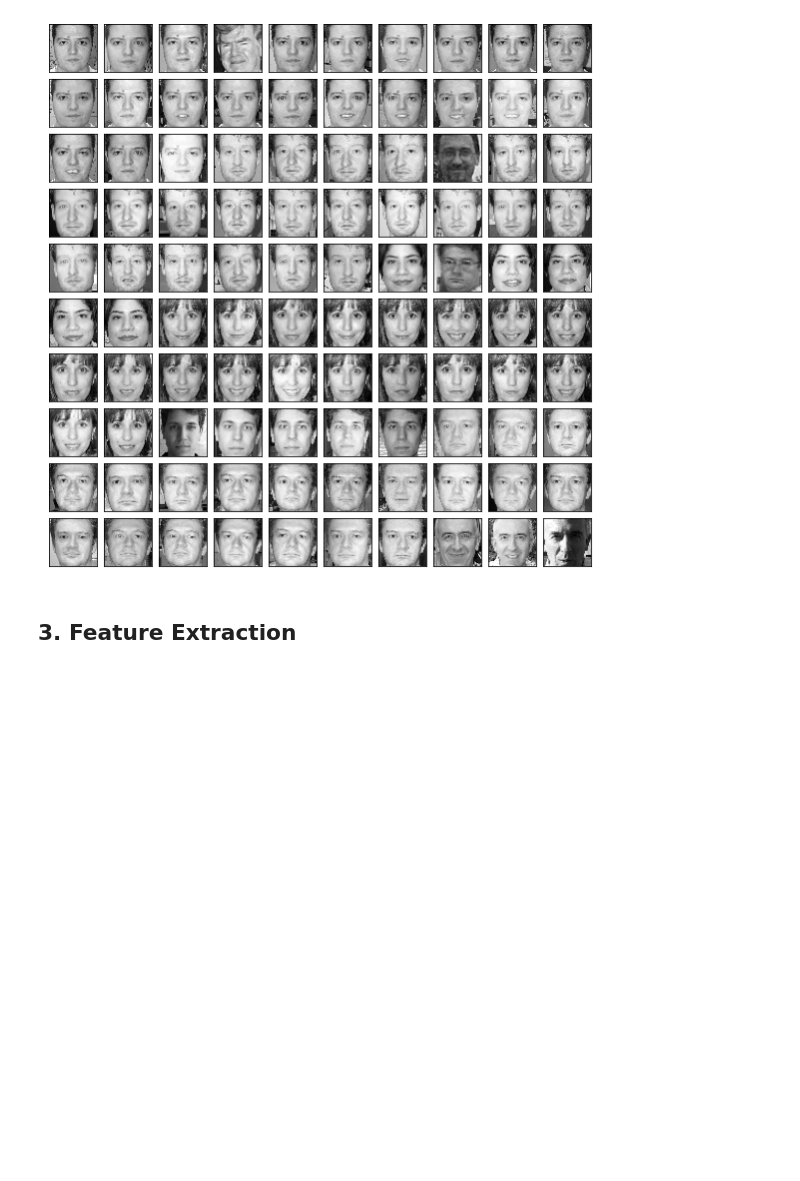
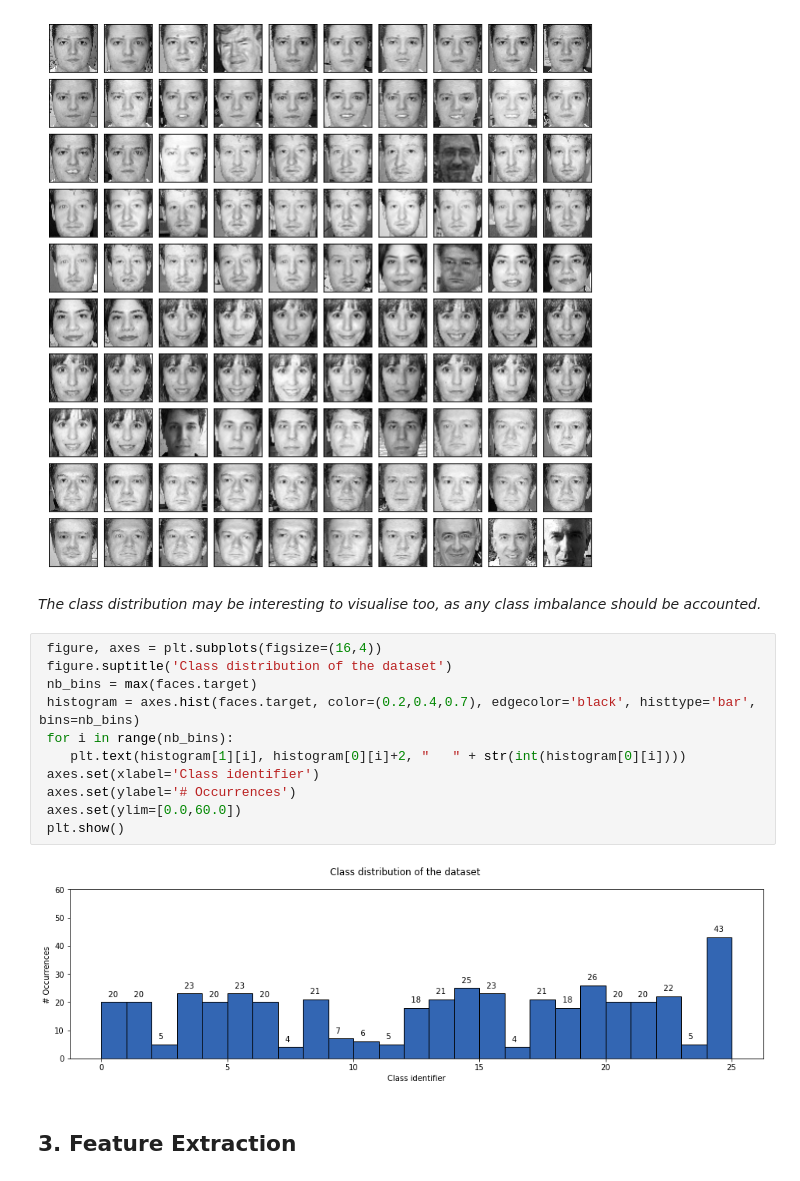
Before and after one commit to BrunoVandekerkhove/biometric-systems, a Jupyter notebook: face_recognition/facial_recognition.ipynb, the cells around one changed output. Saved outputs shown, nothing was run; the diff lists cells and outputs as text; blank space fills up the shorter version.

Commit message:
Class distribution (CALTECH)

```diff
--- a/face_recognition/facial_recognition.ipynb
+++ b/face_recognition/facial_recognition.ipynb
@@ -205,6 +205,21 @@ for ax, im, t in zip(grid, faces['images'], faces['target']):
     ax.get_yaxis().set_visible(False)
 # %% [output]
 [figure]
+# %% [markdown]
+*The class distribution may be interesting to visualise too, as any class imbalance should be accounted.*
+# %%
+ figure, axes = plt.subplots(figsize=(16,4))
+ figure.suptitle('Class distribution of the dataset')
+ nb_bins = max(faces.target)
+ histogram = axes.hist(faces.target, color=(0.2,0.4,0.7), edgecolor='black', histtype='bar', bins=nb_bins)
+ for i in range(nb_bins):
+    plt.text(histogram[1][i], histogram[0][i]+2, "   " + str(int(histogram[0][i])))
+ axes.set(xlabel='Class identifier')
+ axes.set(ylabel='# Occurrences')
+ axes.set(ylim=[0.0,60.0])
+ plt.show()
+# %% [output]
+[figure, added]
 # %% [markdown]
 ## 3. Feature Extraction
 # %% [markdown]
```
Also changed, not shown: parts of 4 cells of this notebook.
